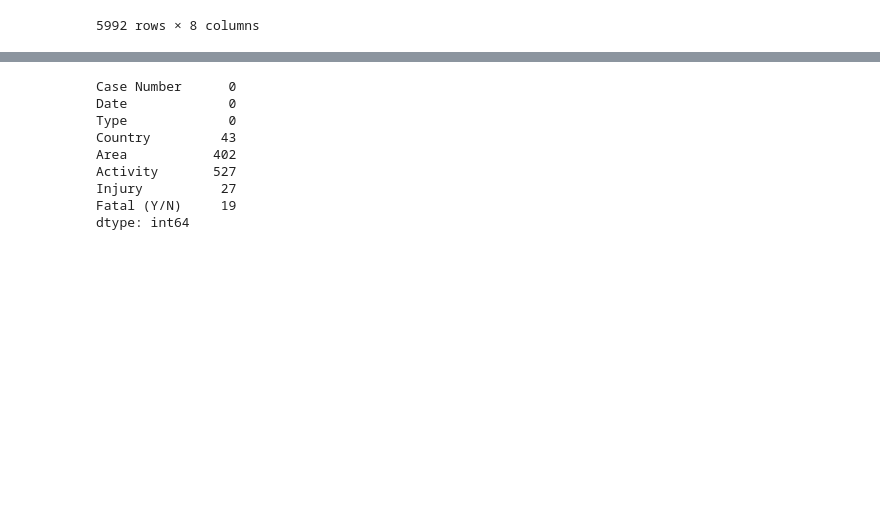
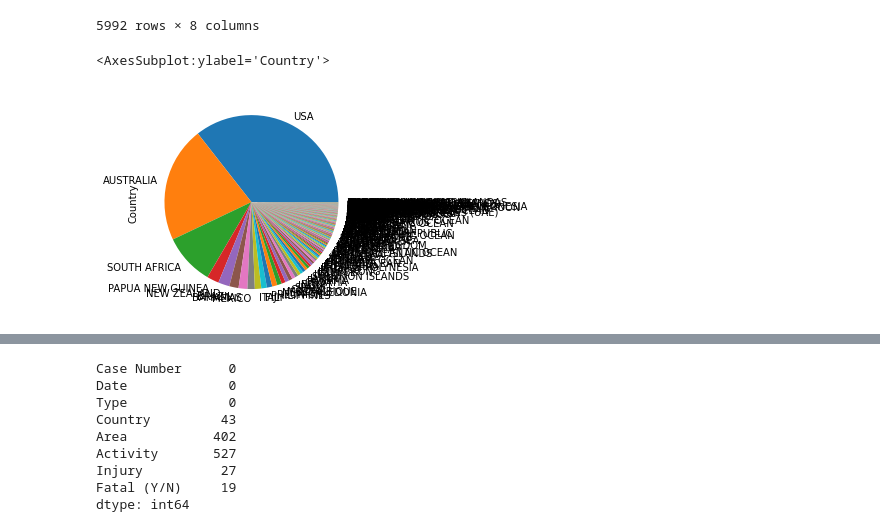
Before and after one commit to victorbeltranjimenez/PR02-project-pandas, a Jupyter notebook: data/data-wrangling.ipynb, the cells around one changed output, grey strips where cells are left out. Saved outputs shown, nothing was run; the diff lists cells and outputs as text; code cells hidden in the pictures; blank space fills up the shorter version.

```diff
--- a/data/data-wrangling.ipynb
+++ b/data/data-wrangling.ipynb
@@ -56,3 +140,10 @@ df
 | 5990 | ND.0002 | 1883-1889 | Unprovoked | PANAMA | NaN | NaN | FATAL | Y |
 | 5991 | ND.0001 | 1845-1853 | Unprovoked | CEYLON (SRI LANKA) | Eastern Province | Swimming | FATAL. "Shark bit him in half, ca... | Y |
 5992 rows × 8 columns
+# %%
+df_loc = df['Country'].value_counts()
+# %%
+df_loc.plot(kind='pie')
+# %% [output]
+<AxesSubplot:ylabel='Country'>
+[figure, added]
```
Also changed, not shown: parts of 18 cells of this notebook, 2 other files.
